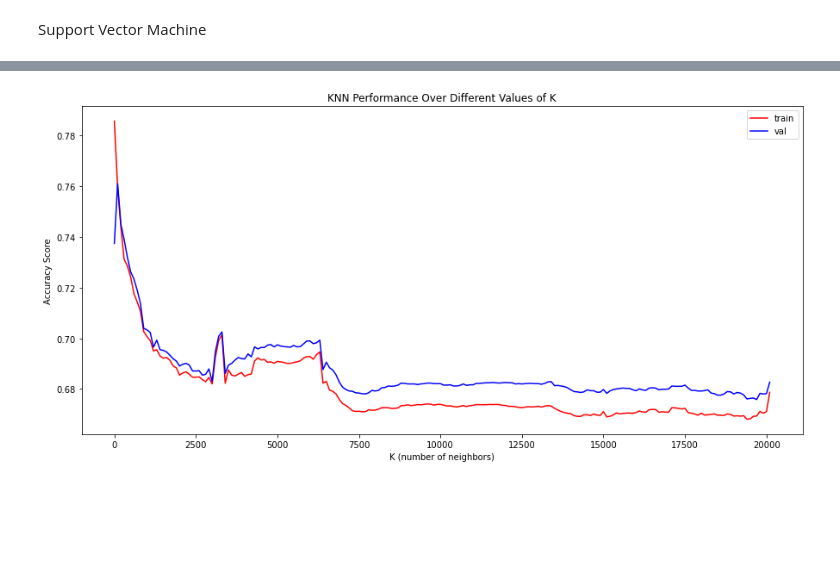
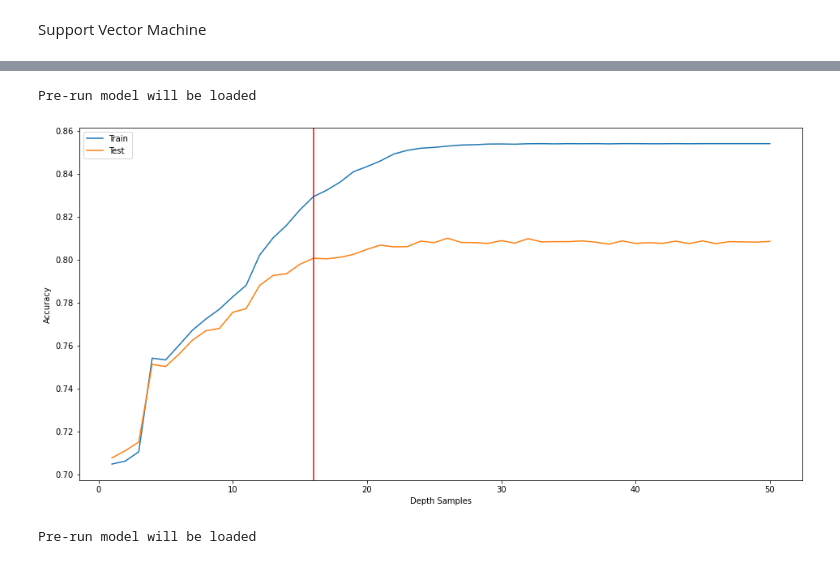
Before and after one commit to JordanFortney/recruitmentTargetsML, a Jupyter notebook: hrAnalytics.ipynb, the cells around one changed output, grey strips where cells are left out. Drawn from its saved outputs; the diff is of its cells as text; code cells hidden in the pictures; blank space fills up the shorter version.

Commit message:
Day 6 upload, models finished

```diff
--- a/hrAnalytics.ipynb
+++ b/hrAnalytics.ipynb
@@ -1030,11 +1258,61 @@ K=20101/20133
+# %%
+depth2 = np.arange(1, 51)
+depth2_value = []
+train_accuracies5 = []
+test_accuracies5 = []
+
+if (os.path.exists('trainAccuracies5.joblib') & os.path.exists('testAccuracies5.joblib') & os.path.exists('depth2Values.joblib')):
+    train_accuracies5 = joblib.load('trainAccuracies5.joblib')
+    test_accuracies5 = joblib.load('testAccuracies5.joblib')
+    depth2_value = joblib.load('depth2Values.joblib')
+    print("Pre-run model will be loaded")
+else:
+    for depth in depth2:
+        rfXrfe = RandomForestClassifier(max_depth = depth)
+        rfXrfe.fit(x1_train, y1_train)
+
+        y_train_pred = rfXrfe.predict(x1_train)
+        y_test_pred = rfXrfe.predict(x1_val)
+
+        train_accuracies5.append(accuracy_score(y1_train, y_train_pred))
+        test_accuracies5.append(accuracy_score(y1_val, y_test_pred))
+        depth2_value.append(depth)
+
+        print(f"depth={depth}/50", end="\r")
+
+    joblib.dump(train_accuracies5, 'trainAccuracies5.joblib')
+    joblib.dump(test_accuracies5, 'testAccuracies5.joblib')
+    joblib.dump(depth2_value, 'depth2Values.joblib')
+# %% [output]
+Pre-run model will be loaded
 # %%
-plt.figure(figsize=(15,7))
-plt.plot(K_values, train_accuracies, label="train", c="red")
-plt.plot(K_values, test_accuracies, label="val", c="blue")
-plt.xlabel("K (number of neighbors)")
-plt.ylabel("Accuracy Score")
-plt.title("KNN Performance Over Different Values of K")
+plt.figure(figsize = (16,8))
+plt.plot(depth2_value, train_accuracies5, label="Train")
+plt.plot(depth2_value, test_accuracies5, label="Test")
+plt.xlabel("Depth Samples")
+plt.ylabel("Accuracy")
 plt.legend()
+
+plt.axvline(x=16, color = 'red')
 plt.show()
 # %% [output]
-[figure, old version]
+[figure, new version]
+# %%
+cv_scores2 = []
+depth3 = []
+
+if (os.path.exists('cv_scores2.joblib') & os.path.exists('depth3.joblib')):
+    cv_scores2 = joblib.load('cv_scores2.joblib')
+    depth3 = joblib.load('depth3.joblib')
+    print("Pre-run model will be loaded")
+else:
+    for d in range(1,100):
+        rfXfre = RandomForestClassifier(max_depth = d)
+        cv_score = np.mean(cross_val_score(rfXfre, x1_train, y1_train, cv=5))
+        cv_scores2.append(cv_score)
+        depth3.append(d)
+
+    joblib.dump(cv_scores2, 'cv_scores2.joblib')
+    joblib.dump(depth3, 'depth3.joblib')
+# %% [output]
+Pre-run model will be loaded
```
Also changed, not shown: parts of 26 cells of this notebook, 16 other files.
